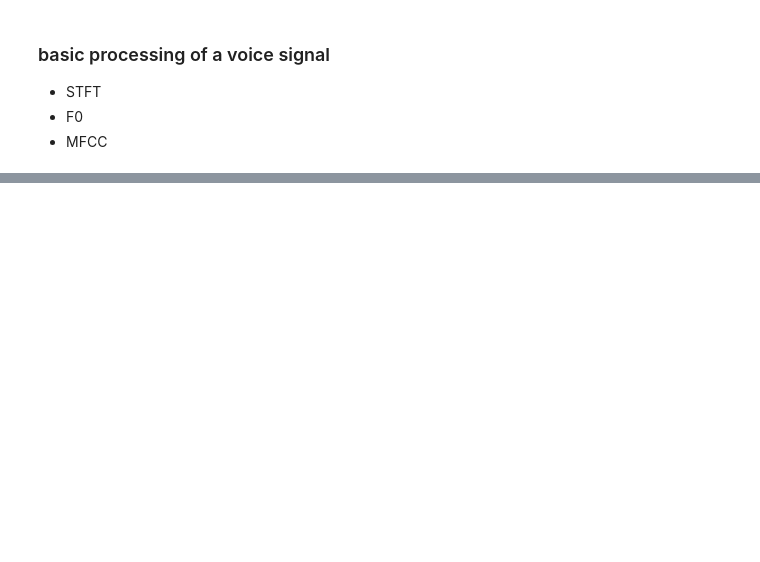
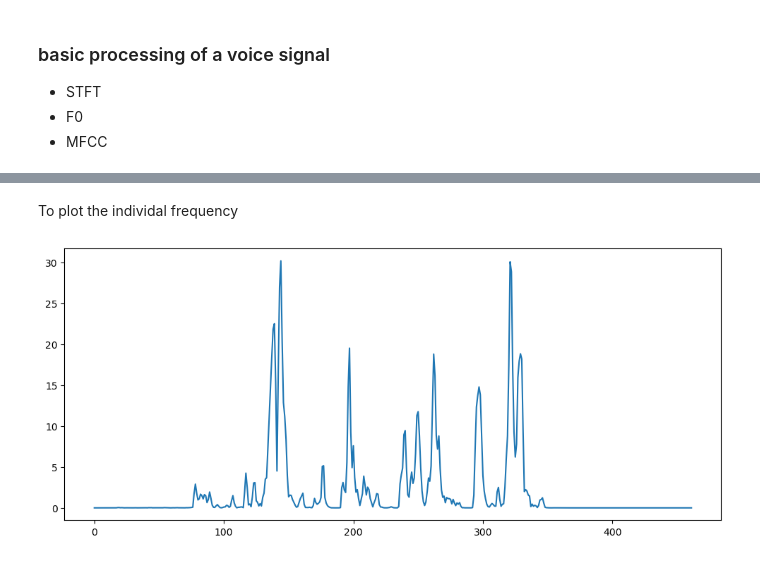
Before and after one commit to yingli/math485, a Jupyter notebook: sample_code/voice_data/voice_data_03_processing.ipynb, the cells around one changed output, grey strips where cells are left out. Saved outputs shown, nothing was run; the diff lists cells and outputs as text; code cells hidden in the pictures; blank space fills up the shorter version.

```diff
--- a/sample_code/voice_data/voice_data_03_processing.ipynb
+++ b/sample_code/voice_data/voice_data_03_processing.ipynb
@@ -195,0 +218,7 @@ fig.colorbar(img, ax=ax, format="%+2.0f dB")
+# %% [markdown]
+To plot the individal frequency
+# %%
+plt.plot(abs(X[20]))
+plt.show()
+# %% [output]
+[figure, added]
```
Also changed, not shown: parts of 99 cells of this notebook.
